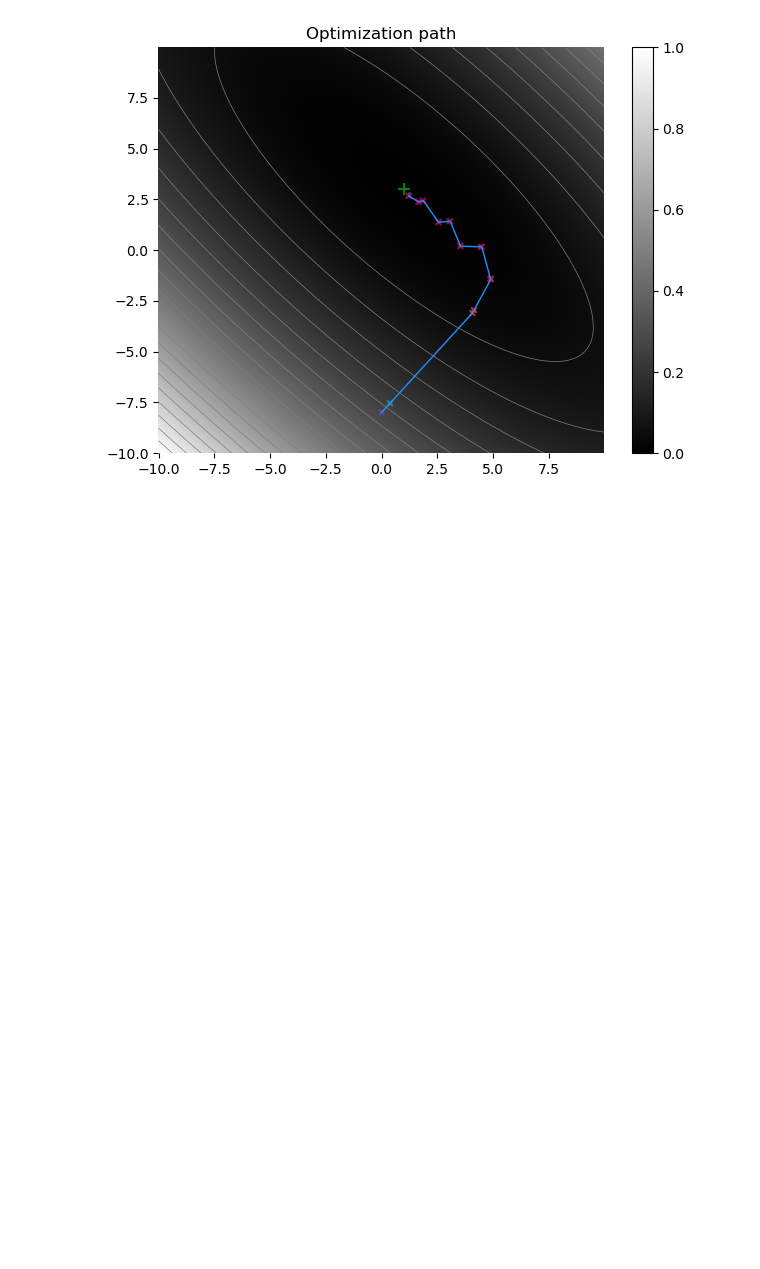
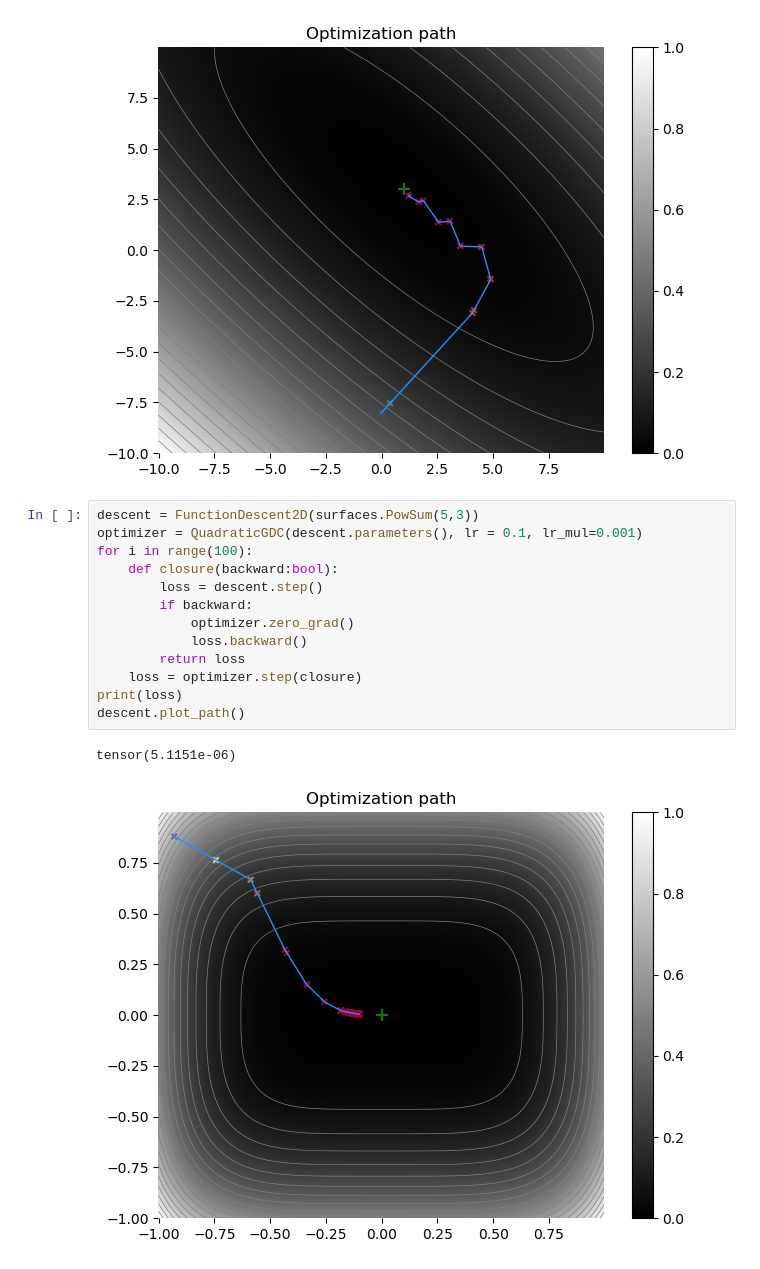
Before and after one commit to inikishev/torchzero-old, a Jupyter notebook: notebooks/algos/GDCGD.ipynb, the cells around one changed output. Cells and saved outputs as stored; diff of their text form; blank space fills up the shorter version.

```diff
--- a/notebooks/algos/GDCGD.ipynb
+++ b/notebooks/algos/GDCGD.ipynb
@@ -192,3 +173,19 @@ tensor(0.0005)
 tensor(0.0003)
 tensor(7.4561e-05)
 [figure]
+# %%
+descent = FunctionDescent2D(surfaces.PowSum(5,3))
+optimizer = QuadraticGDC(descent.parameters(), lr = 0.1, lr_mul=0.001)
+for i in range(100):
+    def closure(backward:bool):
+        loss = descent.step()
+        if backward:
+            optimizer.zero_grad()
+            loss.backward()
+        return loss
+    loss = optimizer.step(closure)
+print(loss)
+descent.plot_path()
+# %% [output]
+tensor(5.1151e-06)
+[figure, added]
```
Also changed, not shown: parts of 5 cells of this notebook, 1 other file.
